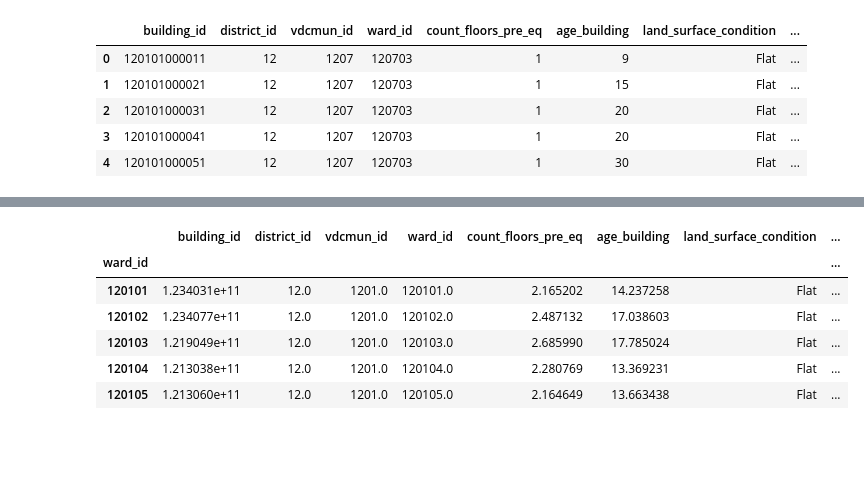
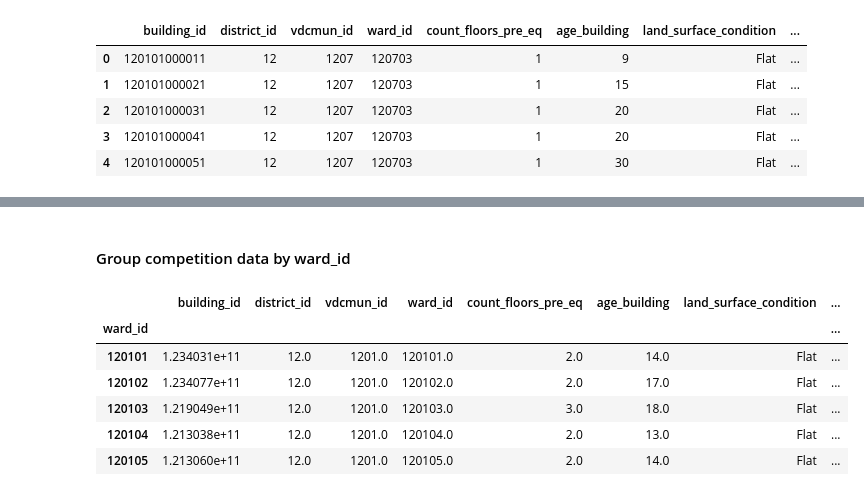
Before and after one commit to chantalwuer/earthquake_damage, a Jupyter notebook: notebooks/CW_Mapping_Wards.ipynb, the cells around one changed output, grey strips where cells are left out. Saved outputs shown, nothing was run; the diff lists cells and outputs as text; code cells hidden in the pictures; blank space fills up the shorter version.

```diff
--- a/notebooks/CW_Mapping_Wards.ipynb
+++ b/notebooks/CW_Mapping_Wards.ipynb
@@ -700,17 +720,17 @@ income_level_household                    float64
 size_household                            float64
 dtype: object
+# %% [markdown]
+#### Group competition data by ward_id
 # %%
 agg_method = {'float64': 'mean', 'int64': 'mean', 'object':  pd.Series.mode}
-
-
-data_grouped_wards = household_comp.groupby('ward_id').agg({k: agg_method[str(v)] for k, v in household_comp.dtypes.items()})
+data_grouped_wards = household_comp.groupby('ward_id').agg({k: agg_method[str(v)] for k, v in household_comp.dtypes.items()}).round(0)
 
 data_grouped_wards.head()
 # %% [output]
 |  | building_id | district_id | vdcmun_id | ward_id | count_floors_pre_eq | age_building | land_surface_condition | ... |
 | ward_id |  |  |  |  |  |  |  | ... |
-| 120101 | 1.234031e+11 | 12.0 | 1201.0 | 120101.0 | 2.165202 | 14.237258 | Flat | ... |
-| 120102 | 1.234077e+11 | 12.0 | 1201.0 | 120102.0 | 2.487132 | 17.038603 | Flat | ... |
-| 120103 | 1.219049e+11 | 12.0 | 1201.0 | 120103.0 | 2.685990 | 17.785024 | Flat | ... |
-| 120104 | 1.213038e+11 | 12.0 | 1201.0 | 120104.0 | 2.280769 | 13.369231 | Flat | ... |
-| 120105 | 1.213060e+11 | 12.0 | 1201.0 | 120105.0 | 2.164649 | 13.663438 | Flat | ... |
+| 120101 | 1.234031e+11 | 12.0 | 1201.0 | 120101.0 | 2.0 | 14.0 | Flat | ... |
+| 120102 | 1.234077e+11 | 12.0 | 1201.0 | 120102.0 | 2.0 | 17.0 | Flat | ... |
+| 120103 | 1.219049e+11 | 12.0 | 1201.0 | 120103.0 | 3.0 | 18.0 | Flat | ... |
+| 120104 | 1.213038e+11 | 12.0 | 1201.0 | 120104.0 | 2.0 | 13.0 | Flat | ... |
+| 120105 | 1.213060e+11 | 12.0 | 1201.0 | 120105.0 | 2.0 | 14.0 | Flat | ... |
```
Also changed, not shown: parts of 43 cells of this notebook.
